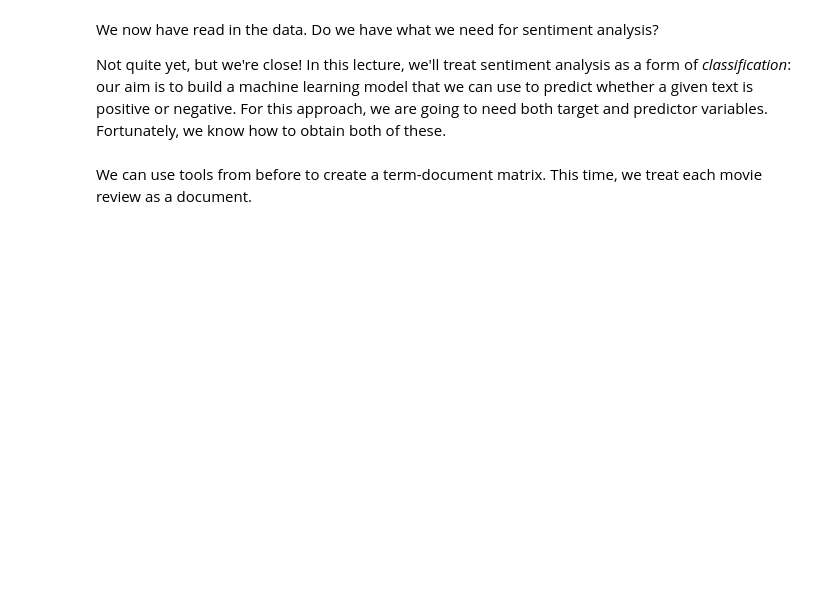
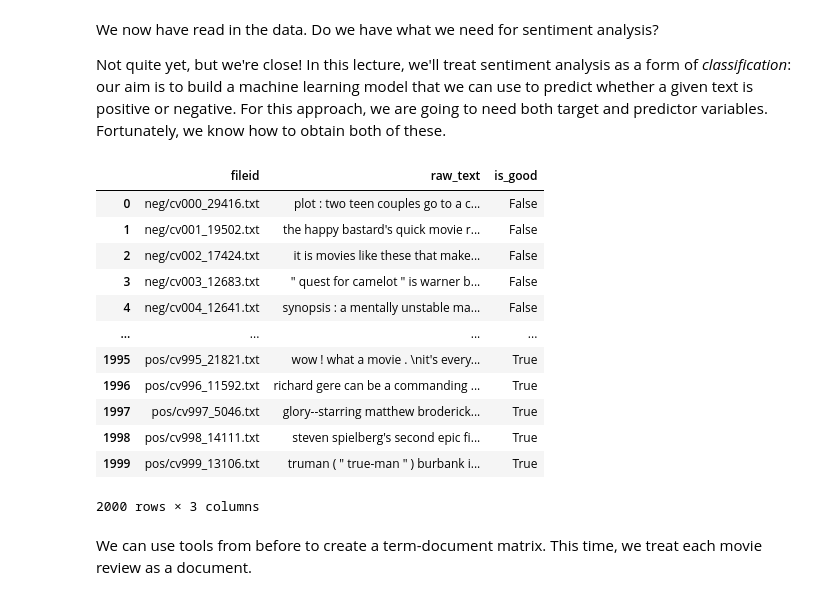
Before and after one commit to PhilChodrow/PIC16A, a Jupyter notebook: content/NLP/NLP_3.ipynb, the cells around one changed output. Saved outputs shown, nothing was run; the diff lists cells and outputs as text; code cells hidden in the pictures; blank space fills up the shorter version.

```diff
--- a/content/NLP/NLP_3.ipynb
+++ b/content/NLP/NLP_3.ipynb
@@ -66,7 +89,22 @@ We now have read in the data. Do we have what we need for sentiment analysis?
 Not quite yet, but we're close! In this lecture, we'll treat sentiment analysis as a form of *classification*: our aim is to build a machine learning model that we can use to predict whether a given text is positive or negative. For this approach, we are going to need both target and predictor variables. Fortunately, we know how to obtain both of these.
 # %%
 # check whether the text came from the pos folder.
-df['is_good'] = df['fileid'].str.split("/").str.get(0) == "pos"
+df['is_good'] = df['fileid'].str.split('/').str.get(0) == 'pos'
+df
+# %% [output]
+|  | fileid | raw_text | is_good |
+| 0 | neg/cv000_29416.txt | plot : two teen couples go to a c... | False |
+| 1 | neg/cv001_19502.txt | the happy bastard's quick movie r... | False |
+| 2 | neg/cv002_17424.txt | it is movies like these that make... | False |
+| 3 | neg/cv003_12683.txt | " quest for camelot " is warner b... | False |
+| 4 | neg/cv004_12641.txt | synopsis : a mentally unstable ma... | False |
+| ... | ... | ... | ... |
+| 1995 | pos/cv995_21821.txt | wow ! what a movie . \nit's every... | True |
+| 1996 | pos/cv996_11592.txt | richard gere can be a commanding ... | True |
+| 1997 | pos/cv997_5046.txt | glory--starring matthew broderick... | True |
+| 1998 | pos/cv998_14111.txt | steven spielberg's second epic fi... | True |
+| 1999 | pos/cv999_13106.txt | truman ( " true-man " ) burbank i... | True |
+2000 rows × 3 columns
 # %% [markdown]
 We can use tools from before to create a term-document matrix. This time, we treat each movie review as a document.
 # %%
```
Also changed, not shown: parts of 17 cells of this notebook.
